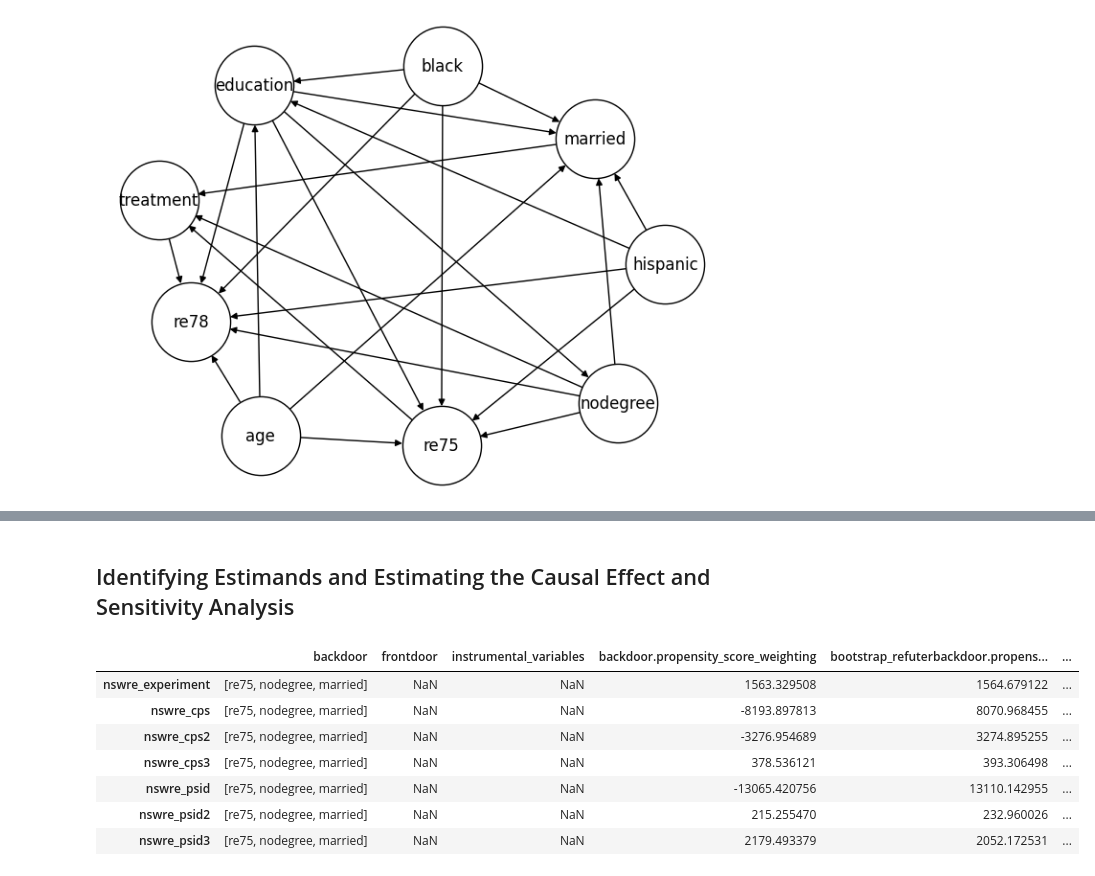
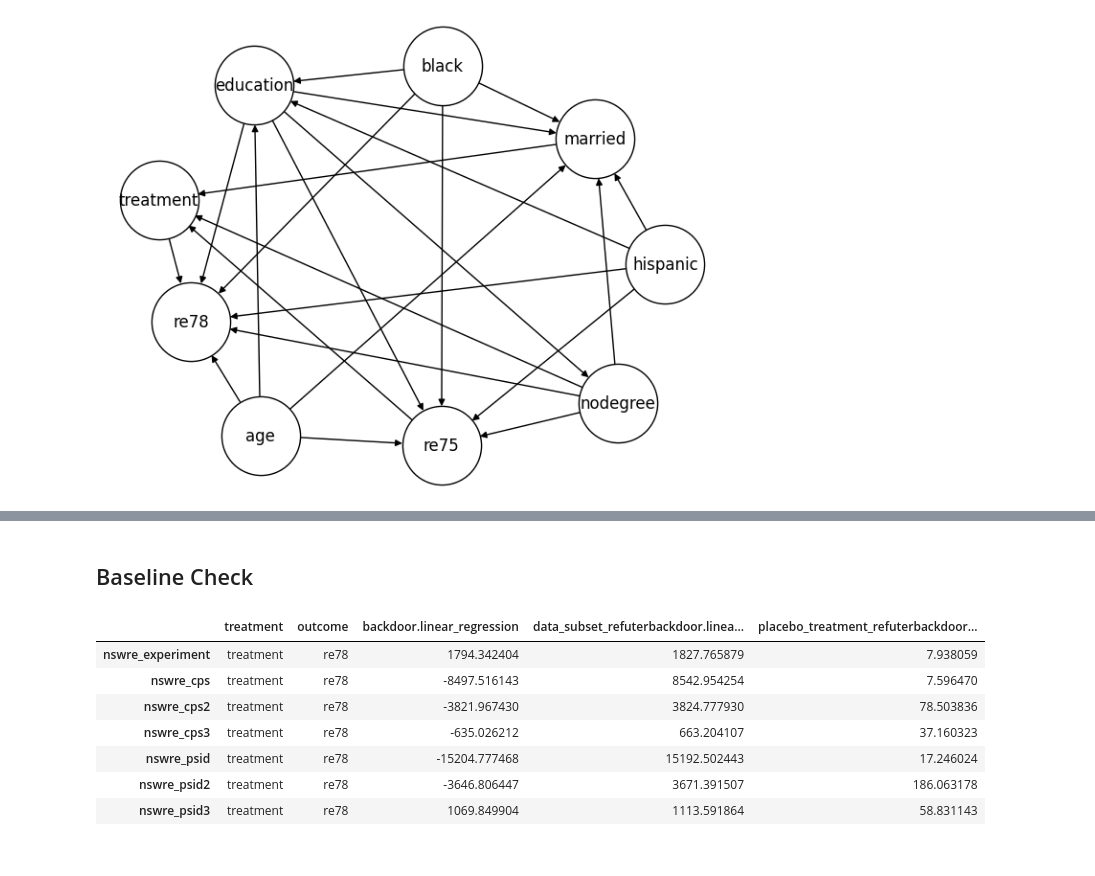
Before and after one commit to 8toz/causal_lalonde, a Jupyter notebook: causal_effect_estimation.ipynb, the cells around one changed output, grey strips where cells are left out. Saved outputs shown, nothing was run; the diff lists cells and outputs as text; code cells hidden in the pictures.

```diff
--- a/causal_effect_estimation.ipynb
+++ b/causal_effect_estimation.ipynb
@@ -40,18 +24,13 @@ utils.indentify_effects(graph, nswre_df)
-# %% [markdown]
-## Identifying Estimands and Estimating the Causal Effect and Sensitivity Analysis
+# %% [markdown]
+## Baseline Check
 # %%
-utils.causal_estimation(combinations_dict,
-                  graph,
-                  methods=["backdoor.propensity_score_weighting"],
-                  refuter_list = ["bootstrap_refuter", "data_subset_refuter", "placebo_treatment_refuter"],
-                  treatment="treatment",
-                  outcome="re78")
+utils.baseline_1999(combinations_dict, methods=["backdoor.linear_regression"], refuter_list=["data_subset_refuter", "placebo_treatment_refuter"])
 # %% [output]
-|  | backdoor | frontdoor | instrumental_variables | backdoor.propensity_score_weighting | bootstrap_refuterbackdoor.propens... | ... |
-| nswre_experiment | [re75, nodegree, married] | NaN | NaN | 1563.329508 | 1564.679122 | ... |
-| nswre_cps | [re75, nodegree, married] | NaN | NaN | -8193.897813 | 8070.968455 | ... |
-| nswre_cps2 | [re75, nodegree, married] | NaN | NaN | -3276.954689 | 3274.895255 | ... |
-| nswre_cps3 | [re75, nodegree, married] | NaN | NaN | 378.536121 | 393.306498 | ... |
-| nswre_psid | [re75, nodegree, married] | NaN | NaN | -13065.420756 | 13110.142955 | ... |
-| nswre_psid2 | [re75, nodegree, married] | NaN | NaN | 215.255470 | 232.960026 | ... |
-| nswre_psid3 | [re75, nodegree, married] | NaN | NaN | 2179.493379 | 2052.172531 | ... |
+|  | treatment | outcome | backdoor.linear_regression | data_subset_refuterbackdoor.linea... | placebo_treatment_refuterbackdoor... |
+| nswre_experiment | treatment | re78 | 1794.342404 | 1827.765879 | 7.938059 |
+| nswre_cps | treatment | re78 | -8497.516143 | 8542.954254 | 7.596470 |
+| nswre_cps2 | treatment | re78 | -3821.967430 | 3824.777930 | 78.503836 |
+| nswre_cps3 | treatment | re78 | -635.026212 | 663.204107 | 37.160323 |
+| nswre_psid | treatment | re78 | -15204.777468 | 15192.502443 | 17.246024 |
+| nswre_psid2 | treatment | re78 | -3646.806447 | 3671.391507 | 186.063178 |
+| nswre_psid3 | treatment | re78 | 1069.849904 | 1113.591864 | 58.831143 |
```
Also changed, not shown: parts of 12 cells of this notebook, 1 other file.
